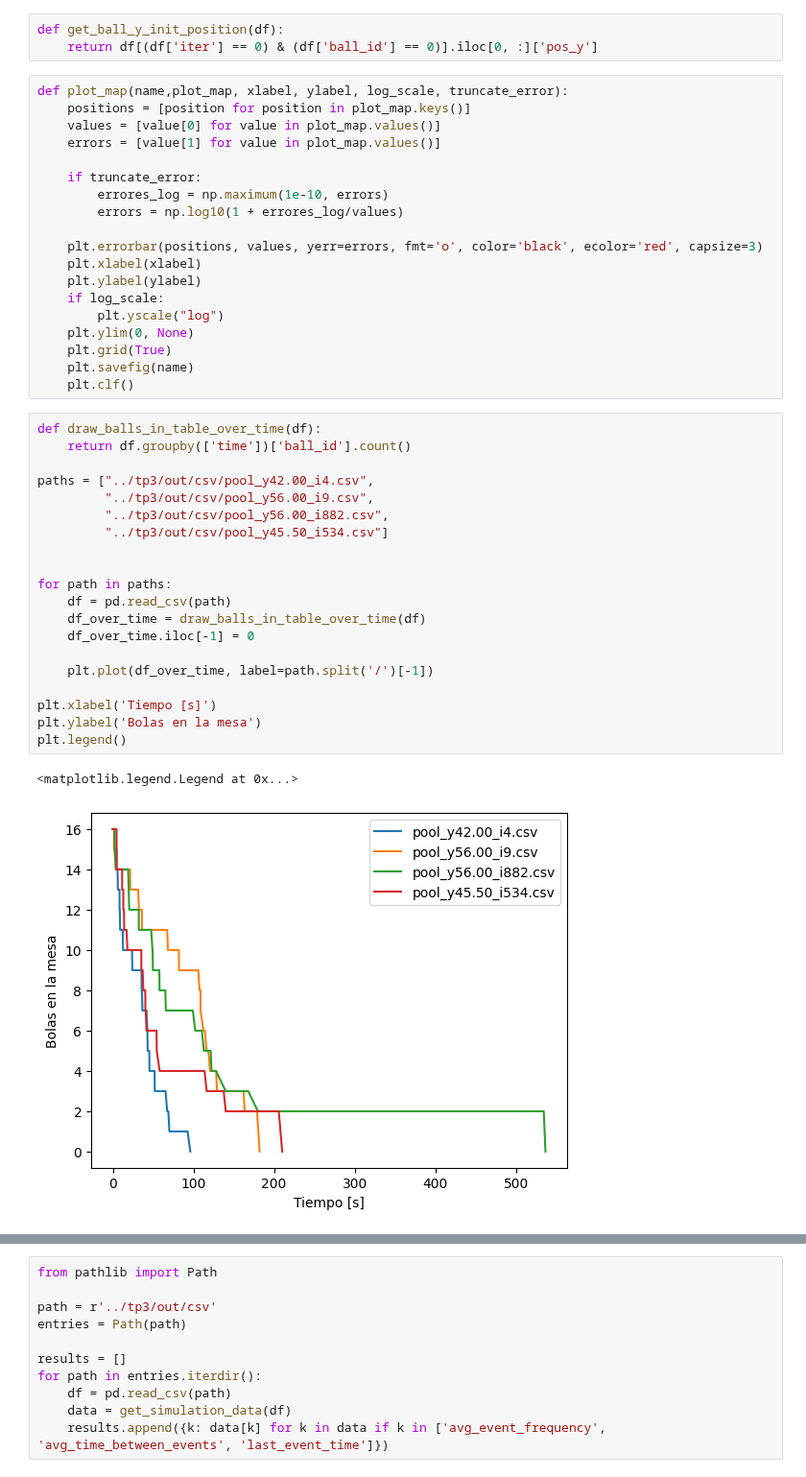
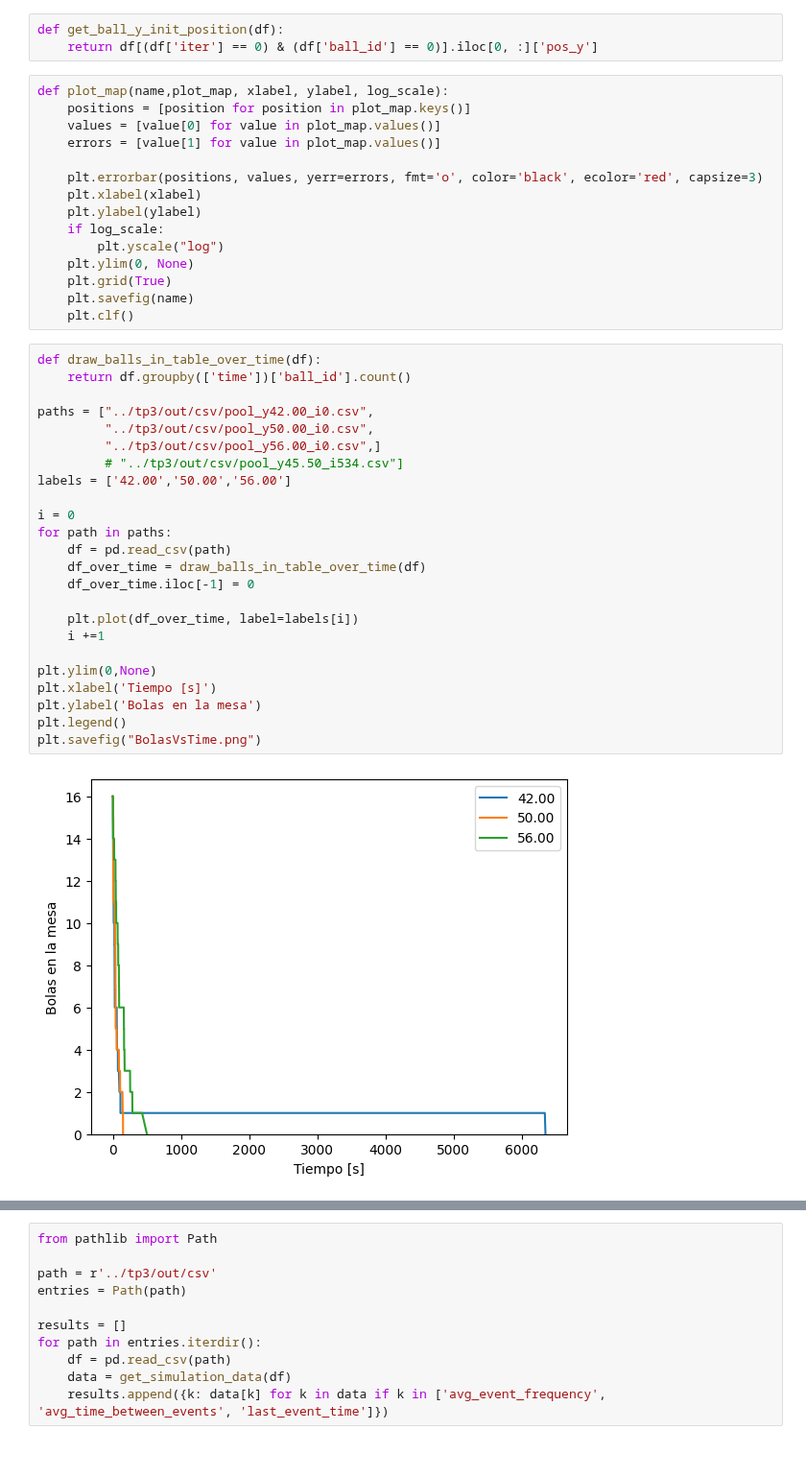
Before and after one commit to shadad00/Simulacion-de-sistemas, a Jupyter notebook: notebooks/TP3.ipynb, the cells around one changed output, grey strips where cells are left out. Shown at 96% size. Cells and saved outputs as stored; diff of their text form.

```diff
--- a/notebooks/TP3.ipynb
+++ b/notebooks/TP3.ipynb
@@ -27,14 +27,10 @@ def get_simulation_data(df):
 def get_ball_y_init_position(df):
     return df[(df['iter'] == 0) & (df['ball_id'] == 0)].iloc[0, :]['pos_y']
 # %%
-def plot_map(name,plot_map, xlabel, ylabel, log_scale, truncate_error):
+def plot_map(name,plot_map, xlabel, ylabel, log_scale):
     positions = [position for position in plot_map.keys()]
     values = [value[0] for value in plot_map.values()]
     errors = [value[1] for value in plot_map.values()]
-
-    if truncate_error:
-        errores_log = np.maximum(1e-10, errors)
-        errors = np.log10(1 + errores_log/values)
 
     plt.errorbar(positions, values, yerr=errors, fmt='o', color='black', ecolor='red', capsize=3)
     plt.xlabel(xlabel)
@@ -48,26 +44,29 @@ def plot_map(name,plot_map, xlabel, ylabel, log_scale, truncate_error):
 # %%
 def draw_balls_in_table_over_time(df):
     return df.groupby(['time'])['ball_id'].count()
 
-paths = ["../tp3/out/csv/pool_y42.00_i4.csv",
-         "../tp3/out/csv/pool_y56.00_i9.csv",
-         "../tp3/out/csv/pool_y56.00_i882.csv",
-         "../tp3/out/csv/pool_y45.50_i534.csv"]
+paths = ["../tp3/out/csv/pool_y42.00_i0.csv",
+         "../tp3/out/csv/pool_y50.00_i0.csv",
+         "../tp3/out/csv/pool_y56.00_i0.csv",]
+         # "../tp3/out/csv/pool_y45.50_i534.csv"]
+labels = ['42.00','50.00','56.00']
 
-
+i = 0
 for path in paths:
     df = pd.read_csv(path)
     df_over_time = draw_balls_in_table_over_time(df)
     df_over_time.iloc[-1] = 0
 
-    plt.plot(df_over_time, label=path.split('/')[-1])
+    plt.plot(df_over_time, label=labels[i])
+    i +=1
 
+plt.ylim(0,None)
 plt.xlabel('Tiempo [s]')
 plt.ylabel('Bolas en la mesa')
 plt.legend()
+plt.savefig("BolasVsTime.png")
 # %% [output]
-<matplotlib.legend.Legend at 0x...>
-[figure, old version]
+[figure, new version]
 # %%
 def draw_cumulative_events_over_time(df):
     return df.groupby(['time'])['iter'].max().reset_index()['time'].reset_index()
```
Also changed, not shown: parts of 3 cells of this notebook, 3 other files.
